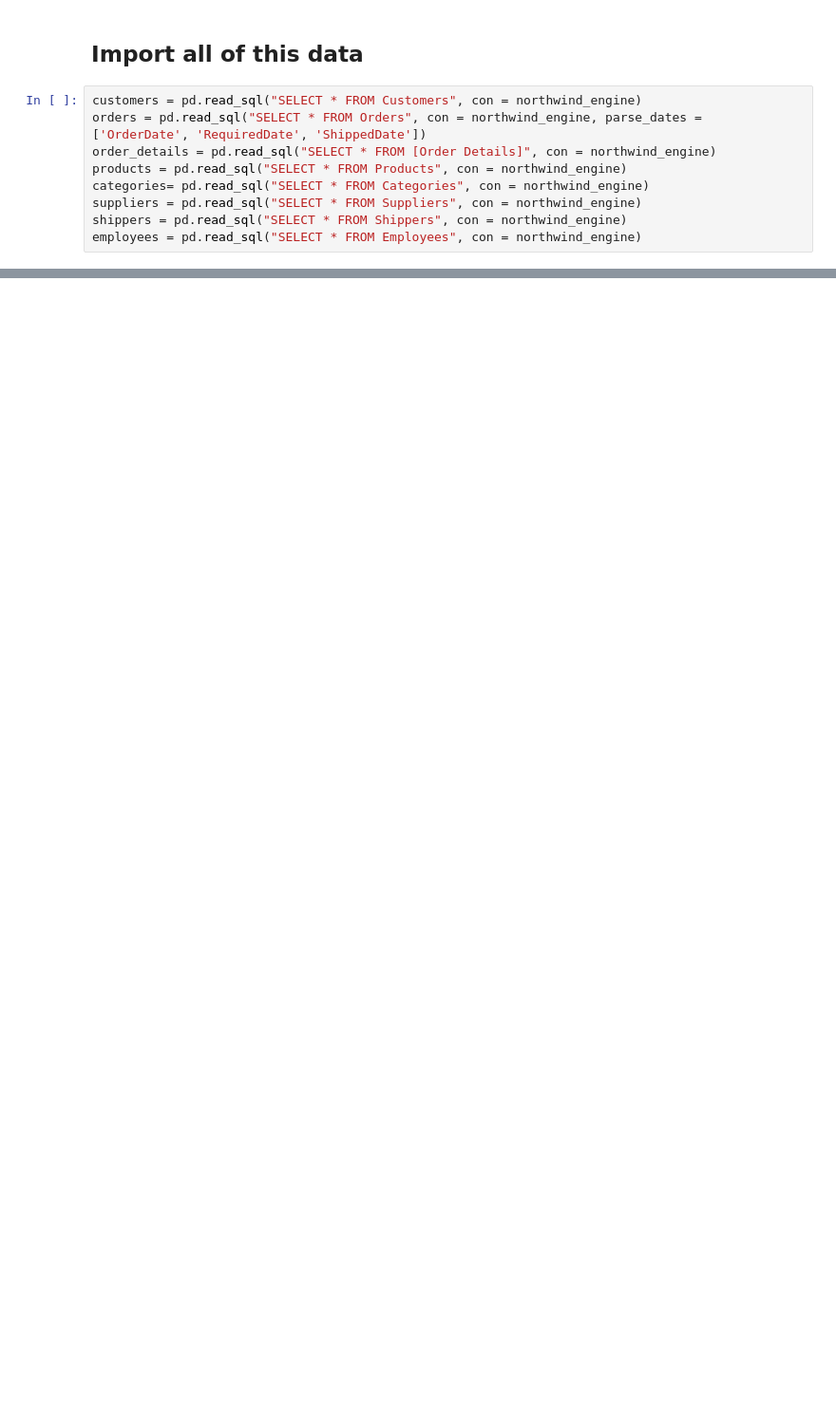
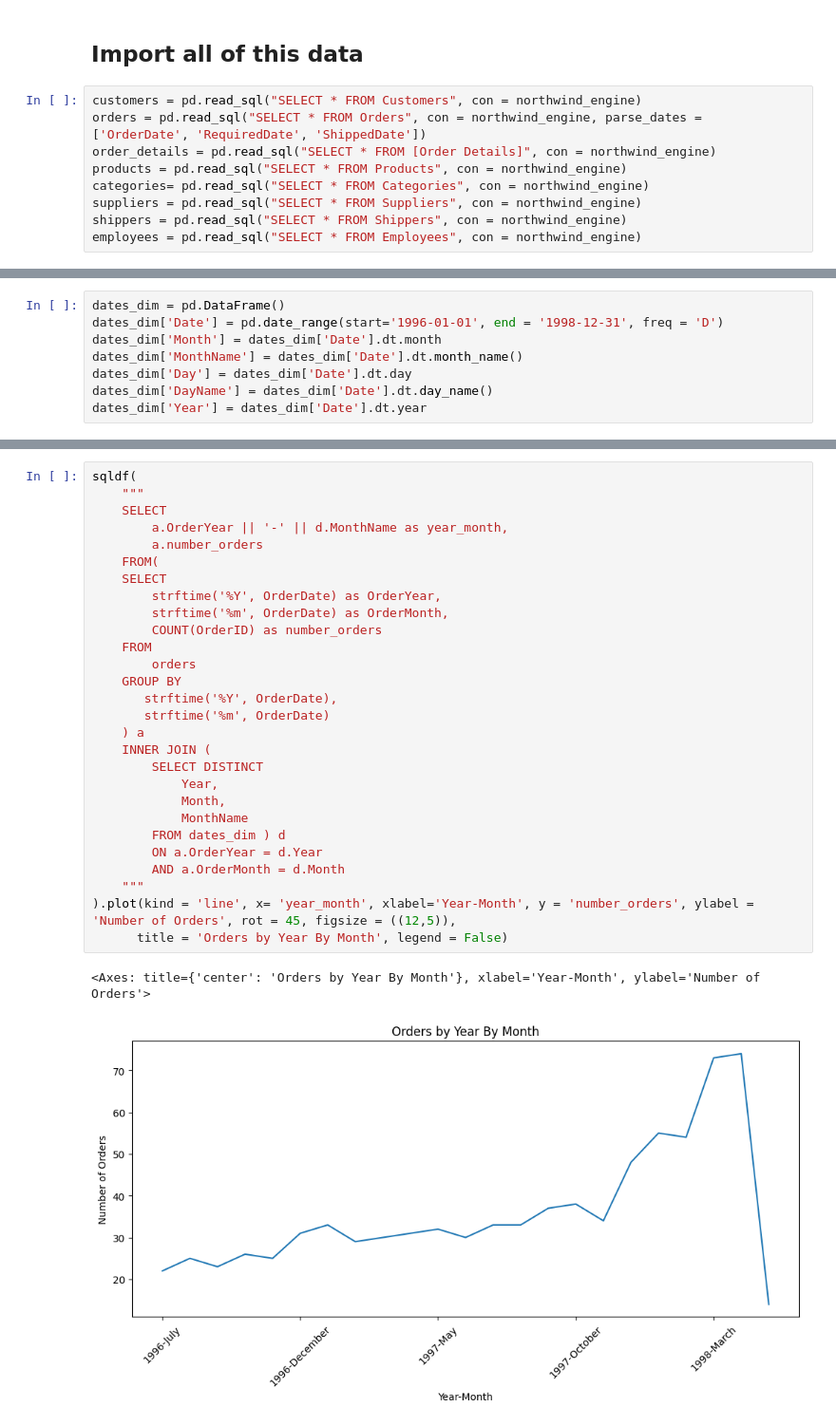
Before and after one commit to natelg1998/northwindexamples_python, a Jupyter notebook: notebooks/NorthwindAnalysis.ipynb, the cells around one changed output, grey strips where cells are left out. Shown: that part at 95% size. Saved outputs shown, nothing was run; the diff lists cells and outputs as text; blank space fills up the shorter version.

```diff
--- a/notebooks/NorthwindAnalysis.ipynb
+++ b/notebooks/NorthwindAnalysis.ipynb
@@ -316,0 +50,8 @@ Looking at the distribution of orders, we see that is is positively skewed. A ma
+# %%
+dates_dim = pd.DataFrame()
+dates_dim['Date'] = pd.date_range(start='1996-01-01', end = '1998-12-31', freq = 'D')
+dates_dim['Month'] = dates_dim['Date'].dt.month
+dates_dim['MonthName'] = dates_dim['Date'].dt.month_name()
+dates_dim['Day'] = dates_dim['Date'].dt.day
+dates_dim['DayName'] = dates_dim['Date'].dt.day_name()
+dates_dim['Year'] = dates_dim['Date'].dt.year
@@ -316,0 +169,31 @@ Looking at the distribution of orders, we see that is is positively skewed. A ma
+# %%
+sqldf(
+    """
+    SELECT
+        a.OrderYear || '-' || d.MonthName as year_month,
+        a.number_orders
+    FROM(
+    SELECT
+        strftime('%Y', OrderDate) as OrderYear,
+        strftime('%m', OrderDate) as OrderMonth,
+        COUNT(OrderID) as number_orders
+    FROM
+        orders
+    GROUP BY
+       strftime('%Y', OrderDate),
+       strftime('%m', OrderDate)
+    ) a
+    INNER JOIN (
+        SELECT DISTINCT
+            Year,
+            Month,
+            MonthName
+        FROM dates_dim ) d
+        ON a.OrderYear = d.Year
+        AND a.OrderMonth = d.Month
+    """
+).plot(kind = 'line', x= 'year_month', xlabel='Year-Month', y = 'number_orders', ylabel = 'Number of Orders', rot = 45, figsize = ((12,5)),
+      title = 'Orders by Year By Month', legend = False)
+# %% [output]
+<Axes: title={'center': 'Orders by Year By Month'}, xlabel='Year-Month', ylabel='Number of Orders'>
+[figure, added]
```
Also changed, not shown: parts of 52 cells of this notebook.
